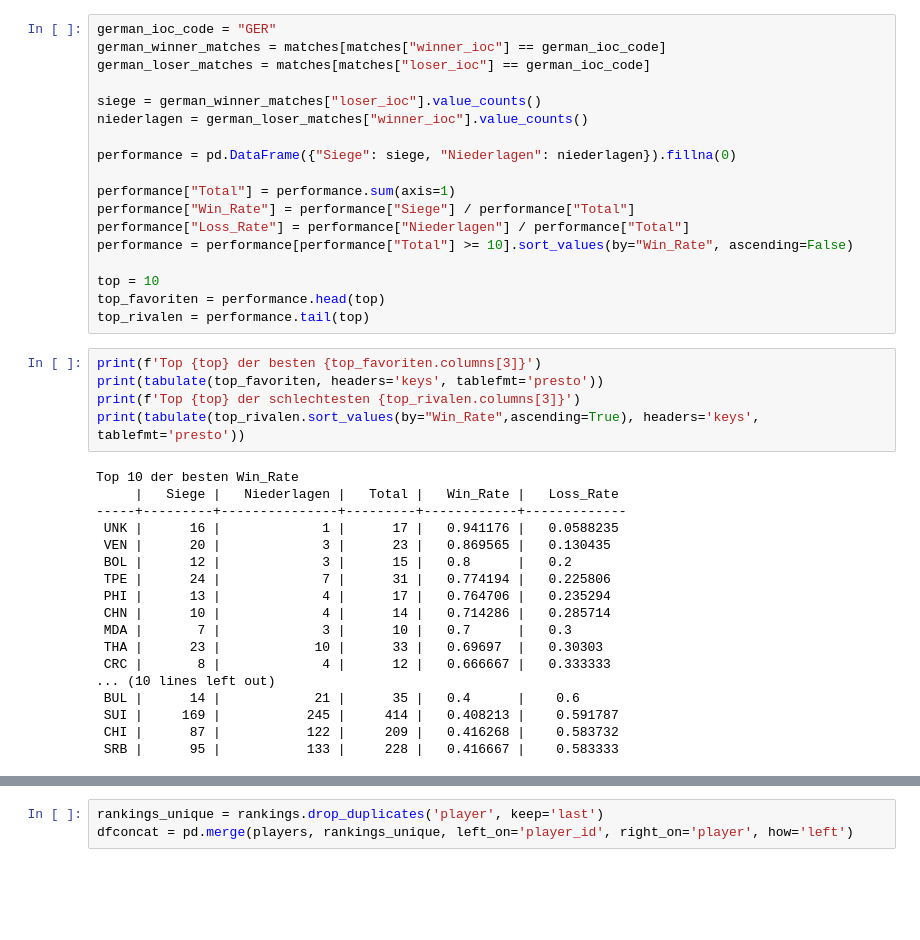
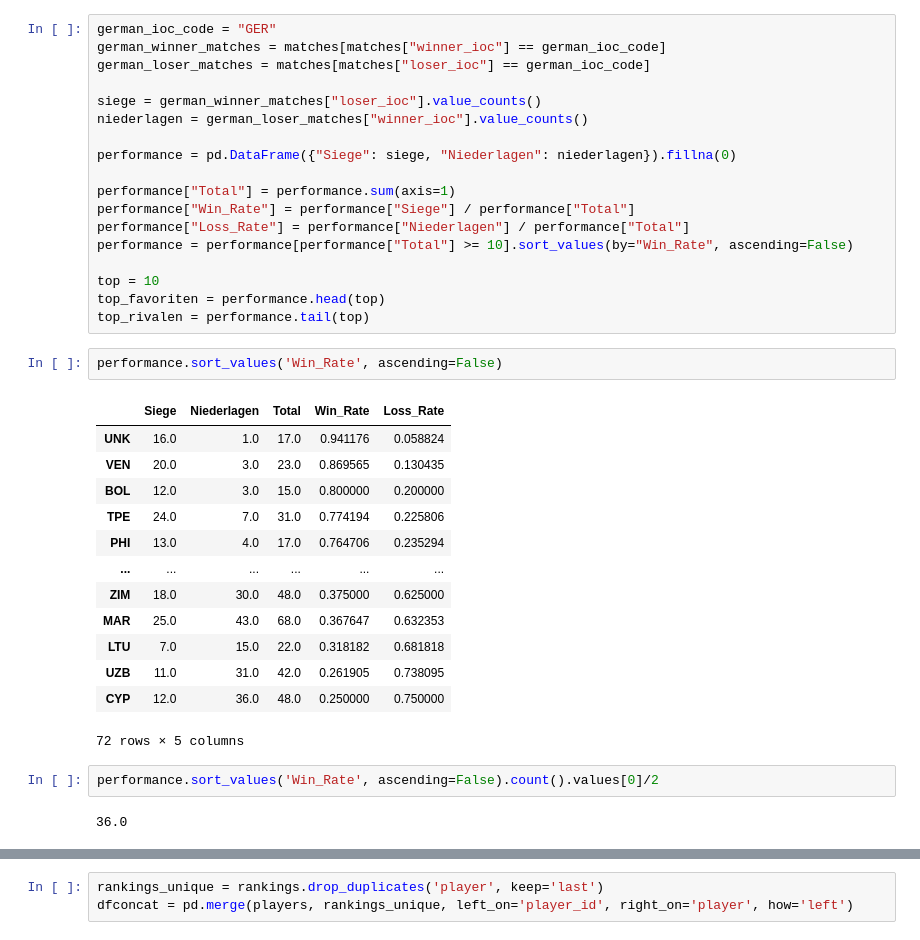
Before and after one commit to Wladi-S/BI1-TennisDataInsights, a Jupyter notebook: notebooks/exploration.ipynb, the cells around one changed output, grey strips where cells are left out. Saved outputs shown, nothing was run; the diff lists cells and outputs as text; blank space fills up the shorter version.

```diff
--- a/notebooks/exploration.ipynb
+++ b/notebooks/exploration.ipynb
@@ -46,29 +46,26 @@ performance = performance[performance["Total"] >= 10].sort_values(by="Win_Rate",
 top = 10
 top_favoriten = performance.head(top)
 top_rivalen = performance.tail(top)
-# %%
-print(f'Top {top} der besten {top_favoriten.columns[3]}')
-print(tabulate(top_favoriten, headers='keys', tablefmt='presto'))
-print(f'Top {top} der schlechtesten {top_rivalen.columns[3]}')
-print(tabulate(top_rivalen.sort_values(by="Win_Rate",ascending=True), headers='keys', tablefmt='presto'))
-# %% [output]
-Top 10 der besten Win_Rate
-     |   Siege |   Niederlagen |   Total |   Win_Rate |   Loss_Rate
------+---------+---------------+---------+------------+-------------
- UNK |      16 |             1 |      17 |   0.941176 |   0.0588235
- VEN |      20 |             3 |      23 |   0.869565 |   0.130435
- BOL |      12 |             3 |      15 |   0.8      |   0.2
- TPE |      24 |             7 |      31 |   0.774194 |   0.225806
- PHI |      13 |             4 |      17 |   0.764706 |   0.235294
- CHN |      10 |             4 |      14 |   0.714286 |   0.285714
- MDA |       7 |             3 |      10 |   0.7      |   0.3
- THA |      23 |            10 |      33 |   0.69697  |   0.30303
- CRC |       8 |             4 |      12 |   0.666667 |   0.333333
-... (10 lines left out)
- BUL |      14 |            21 |      35 |   0.4      |    0.6
- SUI |     169 |           245 |     414 |   0.408213 |    0.591787
- CHI |      87 |           122 |     209 |   0.416268 |    0.583732
- SRB |      95 |           133 |     228 |   0.416667 |    0.583333
+# %%
+performance.sort_values('Win_Rate', ascending=False)
+# %% [output]
+|  | Siege | Niederlagen | Total | Win_Rate | Loss_Rate |
+| UNK | 16.0 | 1.0 | 17.0 | 0.941176 | 0.058824 |
+| VEN | 20.0 | 3.0 | 23.0 | 0.869565 | 0.130435 |
+| BOL | 12.0 | 3.0 | 15.0 | 0.800000 | 0.200000 |
+| TPE | 24.0 | 7.0 | 31.0 | 0.774194 | 0.225806 |
+| PHI | 13.0 | 4.0 | 17.0 | 0.764706 | 0.235294 |
+| ... | ... | ... | ... | ... | ... |
+| ZIM | 18.0 | 30.0 | 48.0 | 0.375000 | 0.625000 |
+| MAR | 25.0 | 43.0 | 68.0 | 0.367647 | 0.632353 |
+| LTU | 7.0 | 15.0 | 22.0 | 0.318182 | 0.681818 |
+| UZB | 11.0 | 31.0 | 42.0 | 0.261905 | 0.738095 |
+| CYP | 12.0 | 36.0 | 48.0 | 0.250000 | 0.750000 |
+72 rows × 5 columns
+# %%
+performance.sort_values('Win_Rate', ascending=False).count().values[0]/2
+# %% [output]
+36.0
 # %%
 # plot win_loss_rate, sorted by win_rate using plotly.express
 fig = px.bar(performance.sort_values('Win_Rate', ascending=False),
```
Also changed, not shown: parts of 8 cells of this notebook, 3 other files.
